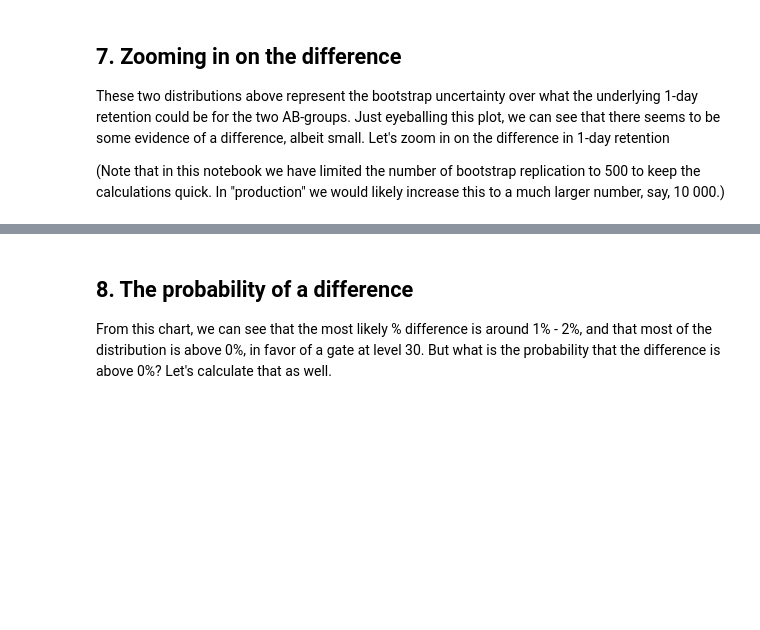
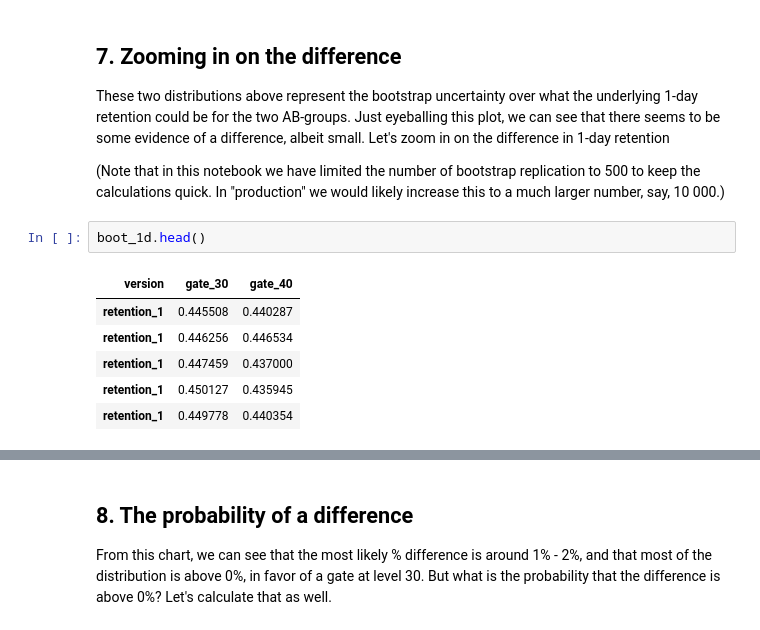
Before and after one commit to PINNYTU/Data-Analysis, a Jupyter notebook: Mobile Games A:B Testing with Cookie Cats/Proj_Script.ipynb, the cells around one changed output, grey strips where cells are left out. Cells and saved outputs as stored; diff of their text form; blank space fills up the shorter version.

```diff
--- a/Mobile Games A:B Testing with Cookie Cats/Proj_Script.ipynb
+++ b/Mobile Games A:B Testing with Cookie Cats/Proj_Script.ipynb
@@ -76,3 +120,12 @@ There are a couple of ways we can get at the certainty of these retention number
 These two distributions above represent the bootstrap uncertainty over what the underlying 1-day retention could be for the two AB-groups. Just eyeballing this plot, we can see that there seems to be some evidence of a difference, albeit small. Let's zoom in on the difference in 1-day retention
 
 (Note that in this notebook we have limited the number of bootstrap replication to 500 to keep the calculations quick. In "production" we would likely increase this to a much larger number, say, 10 000.)
+# %%
+boot_1d.head()
+# %% [output]
+| version | gate_30 | gate_40 |
+| retention_1 | 0.445508 | 0.440287 |
+| retention_1 | 0.446256 | 0.446534 |
+| retention_1 | 0.447459 | 0.437000 |
+| retention_1 | 0.450127 | 0.435945 |
+| retention_1 | 0.449778 | 0.440354 |
```
Also changed, not shown: parts of 8 cells of this notebook, 1 other file.
